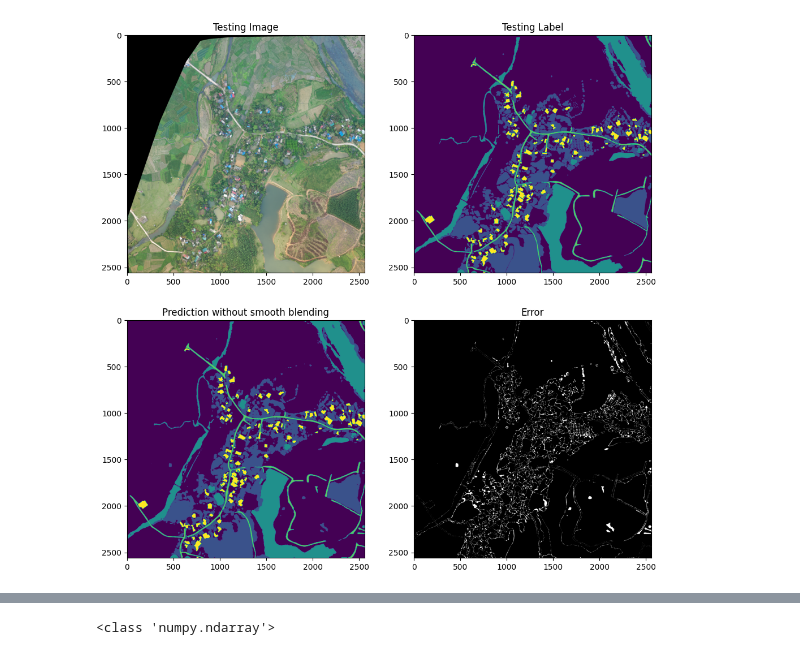
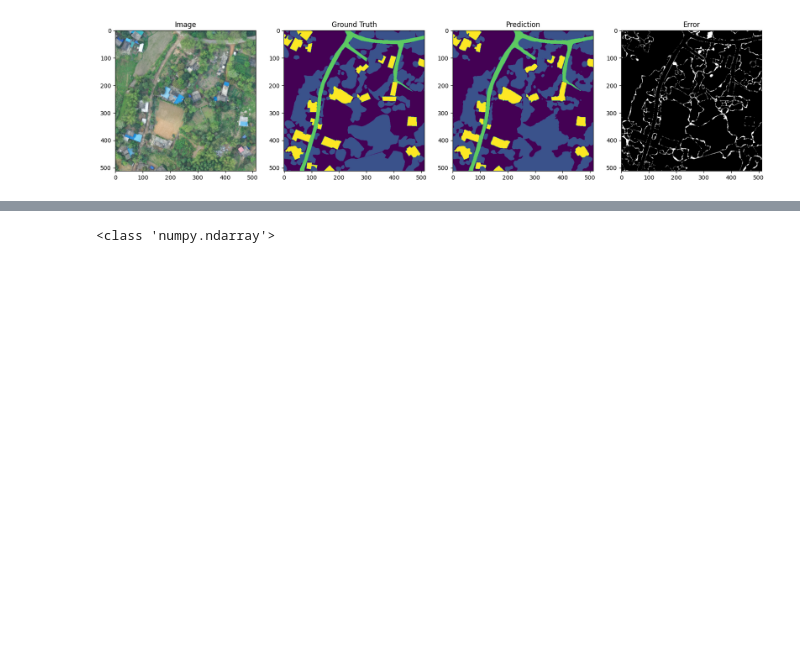
Before and after one commit to hssh18121/do_an_test, a Jupyter notebook: inference.ipynb, the cells around one changed output, grey strips where cells are left out. Cells and saved outputs as stored; diff of their text form; code cells hidden in the pictures; blank space fills up the shorter version.

```diff
--- a/inference.ipynb
+++ b/inference.ipynb
@@ -50,14 +48,18 @@ img = cv2.imread("infer_image/original.tif", 1)
 img = cv2.cvtColor(img, cv2.COLOR_BGR2RGB)
 mask = plt.imread("infer_image/mask.tif")
 # %%
-# width = 2560
-# height = 2560
-# # Calculate the coordinates for the top right quarter
-# start_row, start_col = height // 10 * 4, width // 10 * 4
-# end_row, end_col = height // 10 * 6, width // 10 * 6
+# Use this code to infer a smaller patch of a large image
+width = 2560
+height = 2560
+# Calculate the coordinates for the top right quarter
+start_row, start_col = height // 10 * 4, width // 10 * 4
+end_row, end_col = height // 10 * 6, width // 10 * 6
 
-# # Extract the top right quarter of the image
-# img = img[start_row:end_row, start_col:end_col]
+# Extract the top right quarter of the image
+img = img[start_row:end_row, start_col:end_col]
 
-# # Extract the top right quarter of the mask
-# mask = mask[start_row:end_row, start_col:end_col]
+# Extract the top right quarter of the mask
+mask = mask[start_row:end_row, start_col:end_col]
+
+plt.imshow(img)
+plt.show()
@@ -66,6 +70,6 @@ from Upernet.models import upernet_convnext_tiny
 # %%
-checkpoint_path = "./weights/best_model3/cp.weights.h5"
-model = upernet_convnext_tiny.UPerNet(input_shape = (256, 256,3), num_classes = 5)
+checkpoint_path = "./weights/best_performance_model/cp.weights.h5"
+model = upernet_convnext_tiny_org.UPerNet(input_shape = (256, 256,3), num_classes = 5)
 model.compile('Adam', loss=sm.losses.dice_loss, metrics=[sm.metrics.iou_score],)
 model.load_weights(checkpoint_path)
 # %% [output]
@@ -169,27 +189,27 @@ print(type(unpatched_prediction))
 
 # final_prediction = np.argmax(predictions_smooth, axis=2)
 # %%
-plt.figure(figsize=(12, 12))
-plt.subplot(221)
-plt.title('Testing Image')
+plt.figure(figsize=(20, 5))
+plt.subplot(141)
+plt.title('Image')
 plt.imshow(img)
-plt.subplot(222)
-plt.title('Testing Label')
+plt.subplot(142)
+plt.title('Ground Truth')
 plt.imshow(mask, vmin=0, vmax=4)
-plt.subplot(223)
-plt.title('Prediction without smooth blending')
+plt.subplot(143)
+plt.title('Prediction')
 plt.imshow(unpatched_prediction, vmin=0, vmax=4)
 # plt.subplot(223)
 # plt.title('Error with smooth prediction')
 # error = (mask != final_prediction)
 # error = error.astype('float32')
 # plt.imshow(error, cmap='gray')
 
-plt.subplot(224)
+plt.subplot(144)
 plt.title('Error')
 error = (mask != unpatched_prediction)
 error = error.astype('float32')
 plt.imshow(error, cmap='gray')
 plt.show()
 # %% [output]
-[figure, old version]
+[figure, new version]
```
Also changed, not shown: parts of 14 cells of this notebook, 41 other files.
